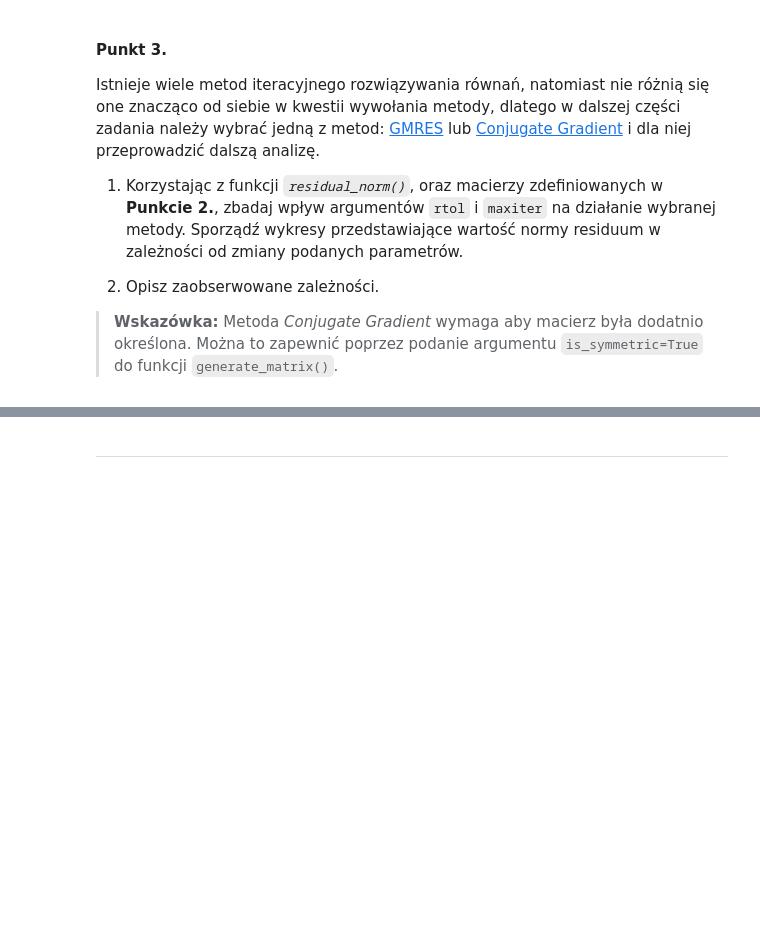
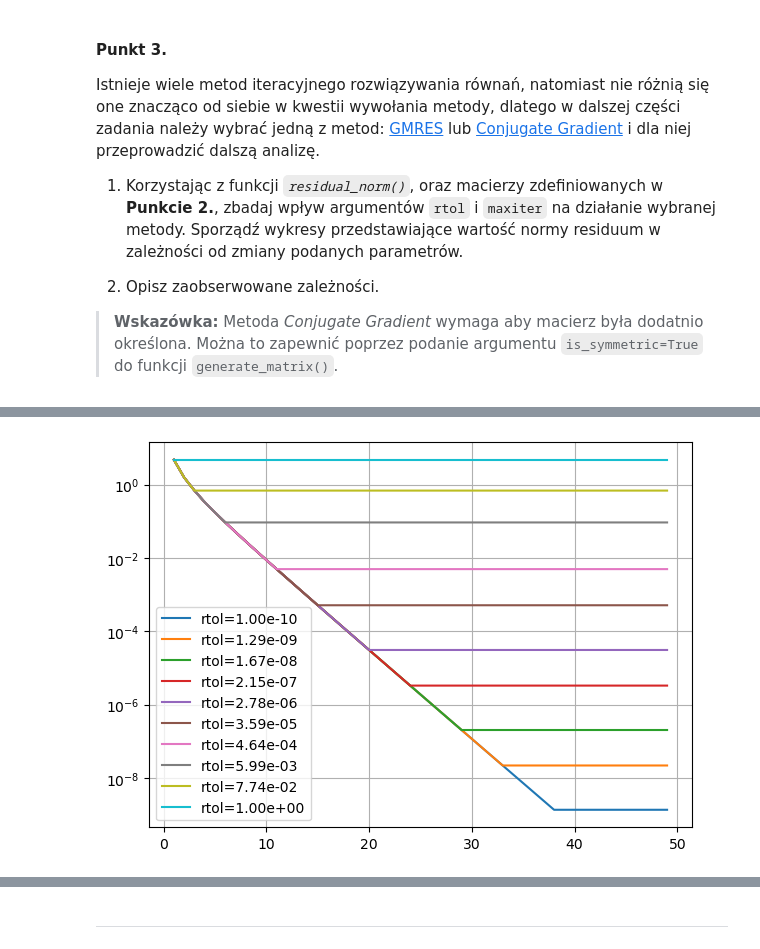
Before and after one commit to MN-KJ-2025/lab-6-sparse-matrix-Maciej-Palka, a Jupyter notebook: sprawozdanie.ipynb, the cells around one changed output, grey strips where cells are left out. Saved outputs shown, nothing was run; the diff lists cells and outputs as text; code cells hidden in the pictures; blank space fills up the shorter version.

```diff
--- a/sprawozdanie.ipynb
+++ b/sprawozdanie.ipynb
@@ -132,12 +133,12 @@ Korzystając z wiedzy zdobytej podczas realizacji **Zadania 1.** wykonaj polecen
 # %%
 # ===== Twoja implementacja tutaj =====
 size = 1000
-A = sp.sparse.random(size, size, density=0.01, format='csc')
-B = sp.sparse.random(size, size, density=0.01, format='csc')
+A_2 = sp.sparse.random(size, size, density=0.01, format='csc')
+B_2 = sp.sparse.random(size, size, density=0.01, format='csc')
 
-multiplication_arr = %timeit -r 5 -n 10 -o A.toarray()@B.toarray()
+multiplication_arr = %timeit -r 5 -n 10 -o A_2.toarray()@B_2.toarray()
 print(f"Czas niezbędny do wymnożenia macierzy w formacie np.ndarray wynosi: {multiplication_arr}")
 
-multiplication_csc = %timeit -r 5 -n 10 -o A@B
+multiplication_csc = %timeit -r 5 -n 10 -o A_2@B_2
 print(f"Czas niezbędny do wymnożenia macierzy w formacie csc wynosi: {multiplication_csc}")
 # %% [output]
@@ -235,0 +235,74 @@ def generate_matrix(m: int = 1000, is_symmetric: bool = False) -> csc_array:
+# %%
+# ===== Twoja implementacja tutaj =====
+
+# dodatkowa implementacja funkcji, ponieważ ta zaimplementowana w mainie z jakiegoś powodu zwraca None, a ta z kolei nie przechodzi wszystkich testów, ale zwraca True
+def is_diagonally_dominant(A: np.ndarray | sp.sparse.csc_array) -> bool | None:
+    if not isinstance(A, (np.ndarray, sp.sparse.csc_array)):
+        return None
+
+    if A.ndim !=2:
+        return None
+
+    if A.shape[0] != A.shape[1]:
+        return None
+
+    if issparse(A):
+        A = A.toarray()
+
+    diagonal_elements = np.abs(np.diagonal(A))
+    row_sums = np.sum(np.abs(A), axis=1) - diagonal_elements
+    return np.all(diagonal_elements > row_sums)
+
+A = generate_matrix(1000, is_symmetric=True)
+b = np.random.rand(1000,)
+print(is_diagonally_dominant(A))
+
+# parametry testowe
+rtolV = np.logspace(-10, 0, 10)
+maxiterV = range(1, 50)
+
+A = A.toarray()
+norms_gmres = np.zeros((len(rtolV), len(maxiterV)))
+norms_cg = np.zeros((len(rtolV), len(maxiterV)))
+
+# GMRES
+for i, rtol in enumerate(rtolV):
+    for idx, maxiter in enumerate(maxiterV):
+        x, _ = sp.sparse.linalg.gmres(
+            A, b,
+            maxiter=maxiter,
+            restart=1,
+            rtol=rtol
+        )
+        norms_gmres[i, idx] = main.residual_norm(A, x, b)
+
+for i, rtol in enumerate(rtolV):
+    for idx, maxiter in enumerate(maxiterV):
+        x, _ = sp.sparse.linalg.cg(
+            A, b,
+            maxiter=maxiter,
+            rtol=rtol
+        )
+        norms_cg[i, idx] = main.residual_norm(A, x, b)
+
+
+# wykresy GMRES
+fig, ax = plt.subplots(figsize=(7, 5))
+for i in range(len(rtolV)):
+    ax.plot(maxiterV, norms_gmres[i], label=f"rtol={rtolV[i]:.2e}")
+
+ax.set_yscale('log')
+ax.grid(True)
+ax.legend()
+plt.show()
+
+# wykresy CG
+fig, ax = plt.subplots(figsize=(7, 5))
+for i in range(len(rtolV)):
+    ax.plot(maxiterV, norms_cg[i], label=f"rtol={rtolV[i]:.2e}")
+
+ax.set_yscale('log')
+ax.grid(True)
+ax.legend()
+plt.show()
+# %% [output]
@@ -235,0 +310 @@ def generate_matrix(m: int = 1000, is_symmetric: bool = False) -> csc_array:
+[figure, added]
```
Also changed, not shown: parts of 4 cells of this notebook, 1 other file.
